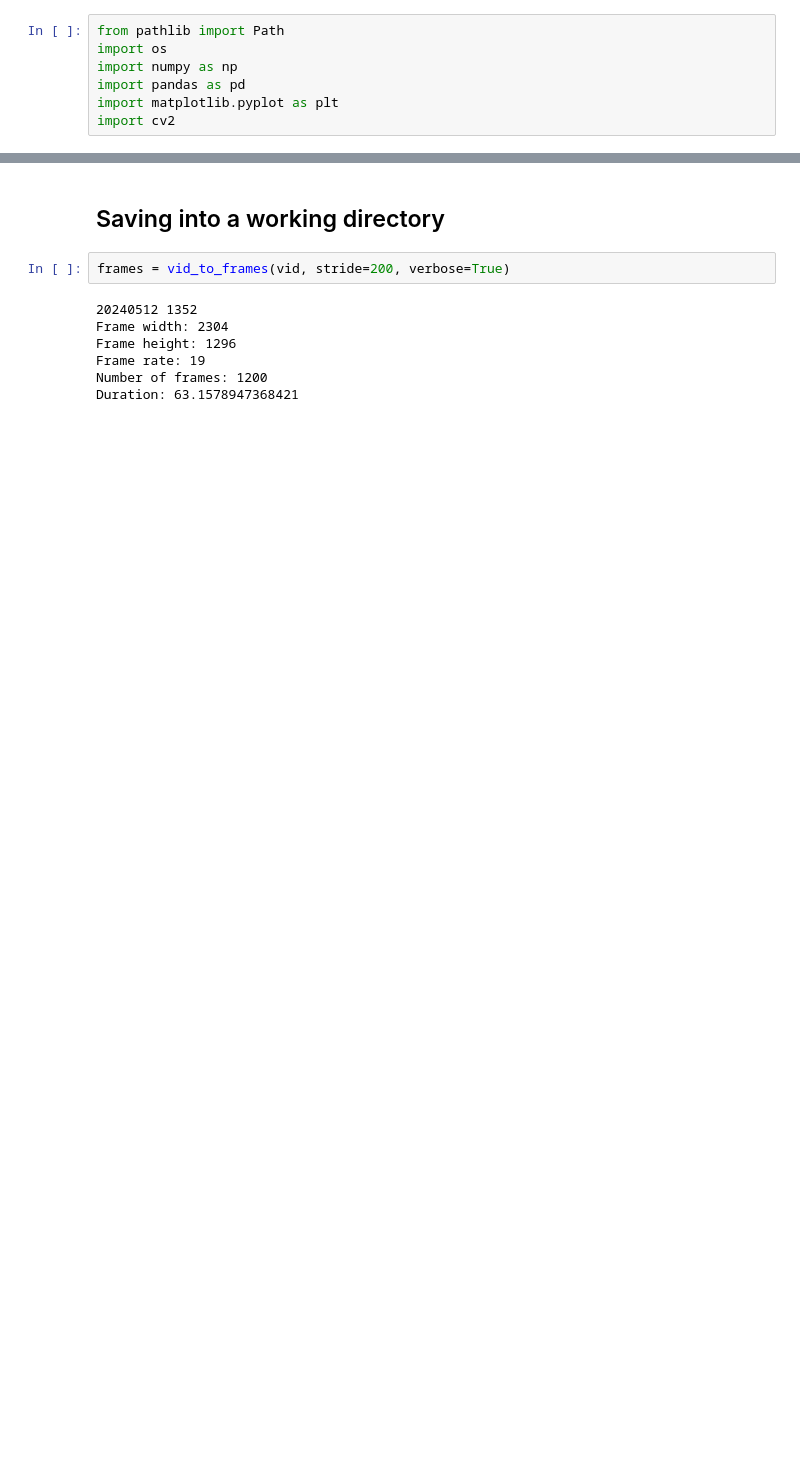
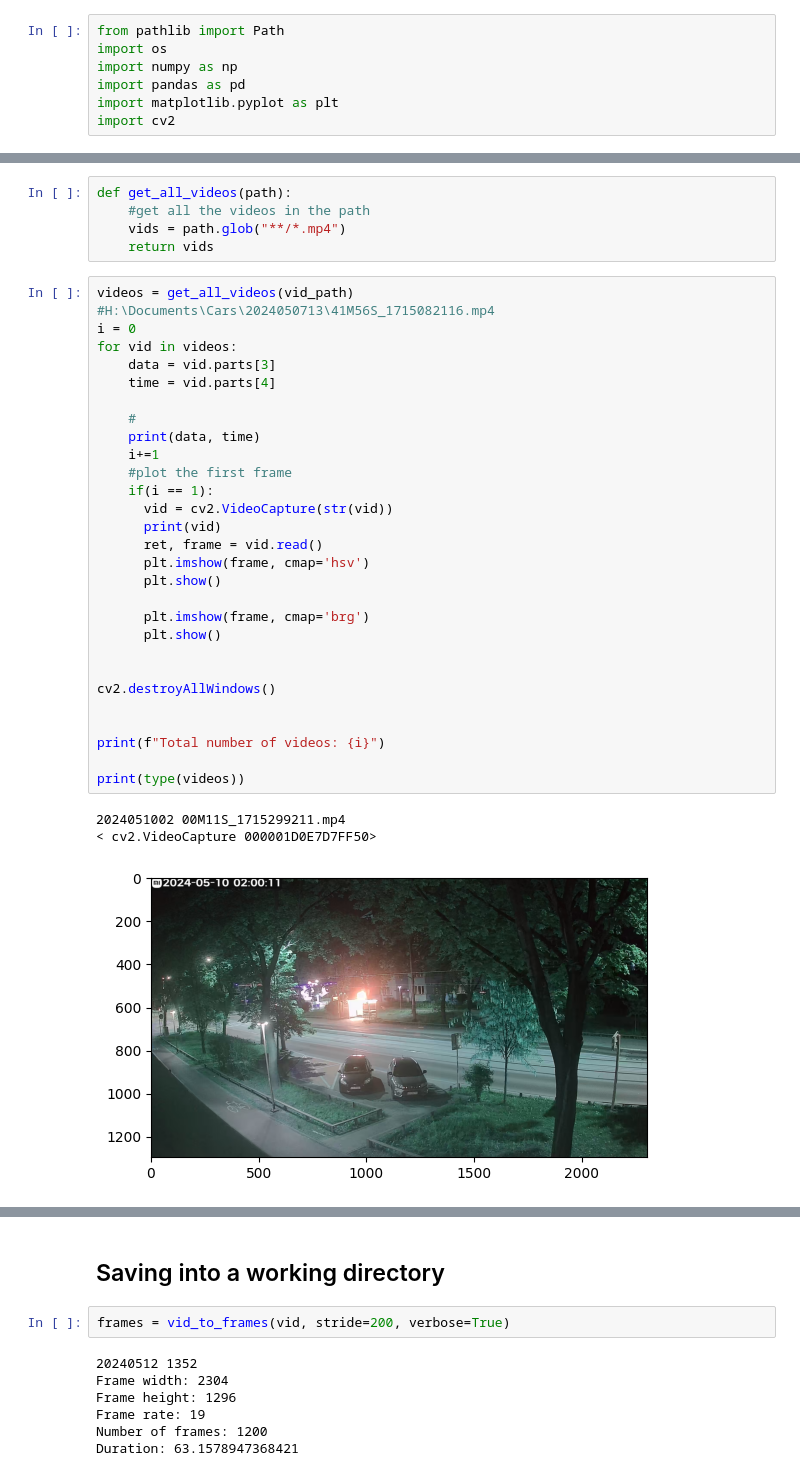
Before and after one commit to haarmeggido/parking-surveillance, a Jupyter notebook: vid_to_frames.ipynb, the cells around one changed output, grey strips where cells are left out. Drawn from its saved outputs; the diff is of its cells as text; blank space fills up the shorter version.

```diff
--- a/vid_to_frames.ipynb
+++ b/vid_to_frames.ipynb
@@ -20,0 +49,38 @@ H:\Documents\Cars\VIDEO_20240512_135237029.mp4
+# %%
+def get_all_videos(path):
+    #get all the videos in the path
+    vids = path.glob("**/*.mp4")
+    return vids
+# %%
+videos = get_all_videos(vid_path)
+#H:\Documents\Cars\2024050713\41M56S_1715082116.mp4
+i = 0
+for vid in videos:
+    data = vid.parts[3]
+    time = vid.parts[4]
+
+    #
+    print(data, time)
+    i+=1
+    #plot the first frame
+    if(i == 1):
+      vid = cv2.VideoCapture(str(vid))
+      print(vid)
+      ret, frame = vid.read()
+      plt.imshow(frame, cmap='hsv')
+      plt.show()
+
+      plt.imshow(frame, cmap='brg')
+      plt.show()
+
+
+cv2.destroyAllWindows()
+
+
+print(f"Total number of videos: {i}")
+
+print(type(videos))
+# %% [output]
+2024051002 00M11S_1715299211.mp4
+< cv2.VideoCapture 000001D0E7D7FF50>
+[figure, added]
```
Also changed, not shown: parts of 8 cells of this notebook, 2 other files.
